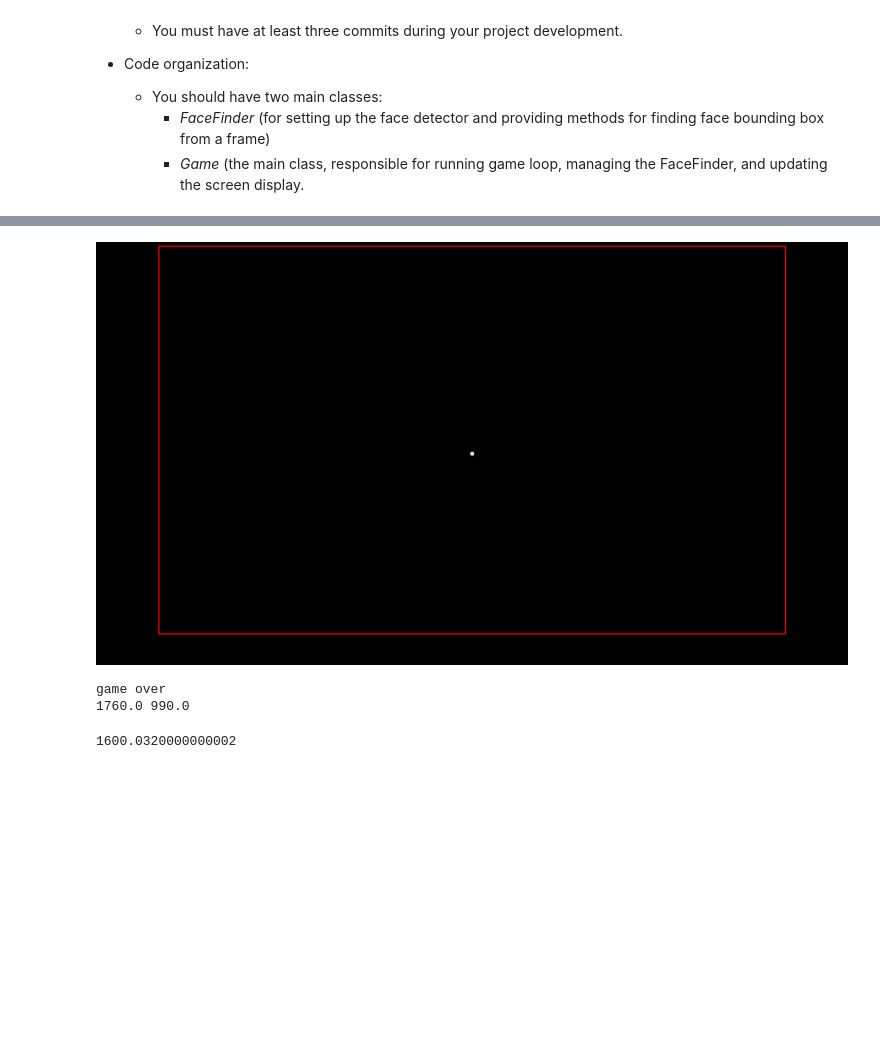
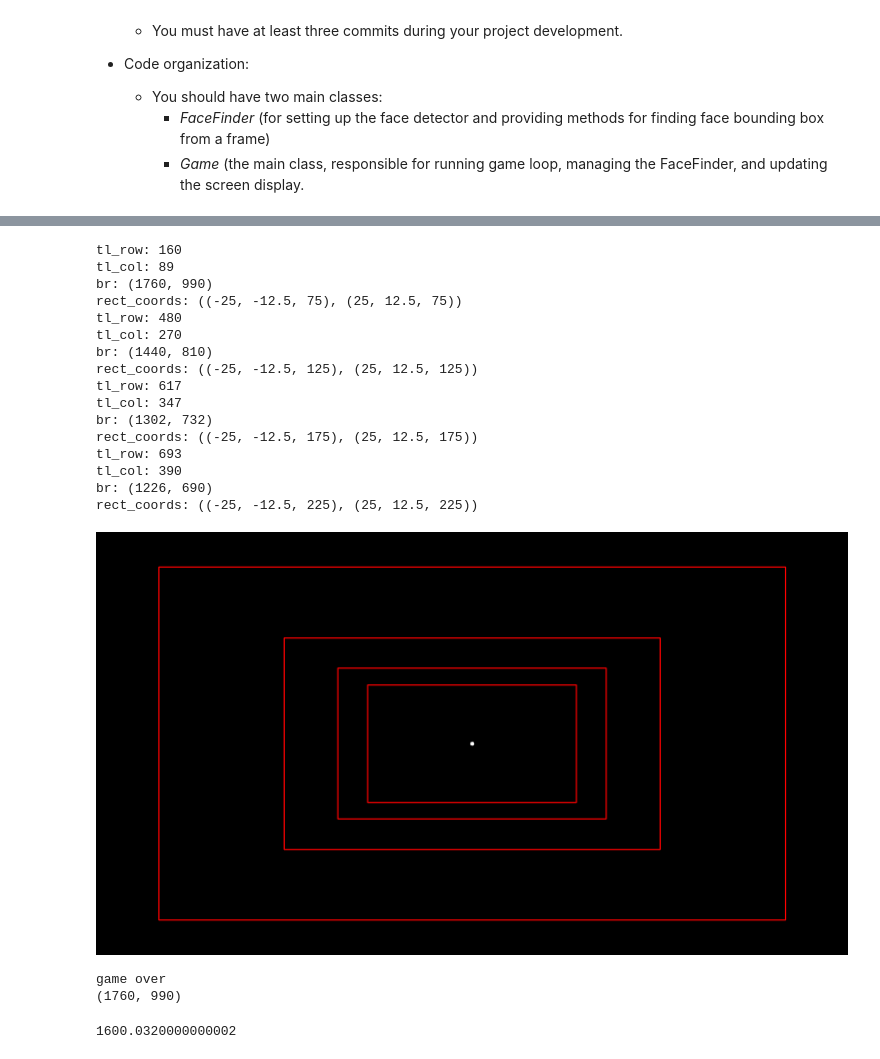
Before and after one commit to Jcrast/CIS320, a Jupyter notebook: CV_parallax_game.ipynb, the cells around one changed output, grey strips where cells are left out. Saved outputs shown, nothing was run; the diff lists cells and outputs as text; code cells hidden in the pictures; blank space fills up the shorter version.

```diff
--- a/CV_parallax_game.ipynb
+++ b/CV_parallax_game.ipynb
@@ -81,7 +81,7 @@ class Game:
     self.frame = np.zeros([self.SCREEN_PIXEL_HEIGHT,
                           self.SCREEN_PIXEL_WIDTH,
                           3])                         # three colors
-  def twoD2threeD(s, xyz):
+  def threeD2twoD(s, xyz):
     """Maps a 3d point to 2d screen. Assumes user is at (0,0,0).
     EXAMPLE: (25,12.5,75) --> (row,col)
     """
@@ -103,10 +103,21 @@ class Game:
     screen_y_px = (1080/10)* screen_y
     col = 1080/2 + screen_y_px
 
-    return (row,col)
+    return (int(row),int(col))
 
-  def draw_rectangle(self):
-    pass
+  def draw_rectangle(self, rect_coords):
+    """Convert Rect Coords from 3d to 2d, then call opencv rectangle"""
+    tl_row, tl_col = self.threeD2twoD(rect_coords[0])
+    br = self.threeD2twoD(rect_coords[1])
+    print('tl_row:',tl_row)
+    print('tl_col:',tl_col)
+    print('br:',br)
+    print('rect_coords:',rect_coords)
+    cv2.rectangle(self.frame,
+                  (tl_row,tl_col),     # top left
+                  br,                  # bottom right
+                  (0,0,255),           # color
+                  2)                   # line thickness
 
   def display_tunnel(self):
     """ Draw the four rectangles for tunnel """
@@ -118,46 +129,67 @@ class Game:
                (255,255,255),  # color
                -1)             # line thickness, -1 for fill
 
-    cv2.rectangle(self.frame,
-                  (160,10),     # top left
-                  (1760,1000),  # bottom right
-                  (0,0,255),    # color
-                  2)            # line thickness
+    self.draw_rectangle(self.RECT0)
+    self.draw_rectangle(self.RECT1)
+    self.draw_rectangle(self.RECT2)
+    self.draw_rectangle(self.RECT3)
+
+
+#    cv2.rectangle(self.frame,
+#                  (160,10),     # top left
+#                  (1760,1000),  # bottom right
+#                  (0,0,255),    # color
+#                  2)            # line thickness
 
   def start_loop(self):
     """Runs a while loop """
     while True:
       # get face position
 
 
       # zero frame
       self.frame = np.zeros([self.SCREEN_PIXEL_HEIGHT,
                             self.SCREEN_PIXEL_WIDTH,
                             3])                         # three colors
 
       # draw tunnel from user's perspective
       self.display_tunnel()
 
       # temp code start-------------
       cv2_imshow(self.frame)
       break
       # temp code stop--------------
 
       #cv2.imshow(self.frame)
       #if cv2.waitKey(1) == ord('q'):
       #  break
 
     print('game over')
 
 
 my_game = Game()
 my_game.start_loop()
-row, col = my_game.threeD2twoD((25,12.5,75))
-print(row,col)
+print(my_game.threeD2twoD((25,12.5,75)))
 # %% [output]
+tl_row: 160
+tl_col: 89
+br: (1760, 990)
+rect_coords: ((-25, -12.5, 75), (25, 12.5, 75))
+tl_row: 480
+tl_col: 270
+br: (1440, 810)
+rect_coords: ((-25, -12.5, 125), (25, 12.5, 125))
+tl_row: 617
+tl_col: 347
+br: (1302, 732)
+rect_coords: ((-25, -12.5, 175), (25, 12.5, 175))
+tl_row: 693
+tl_col: 390
+br: (1226, 690)
+rect_coords: ((-25, -12.5, 225), (25, 12.5, 225))
-[figure, old version]
+[figure, new version]
-game over
-1760.0 990.0
+game over
+(1760, 990)
 # %%
 # needed width
 1920*16.667/20
```
Also changed, not shown: parts of 1 cell of this notebook.
